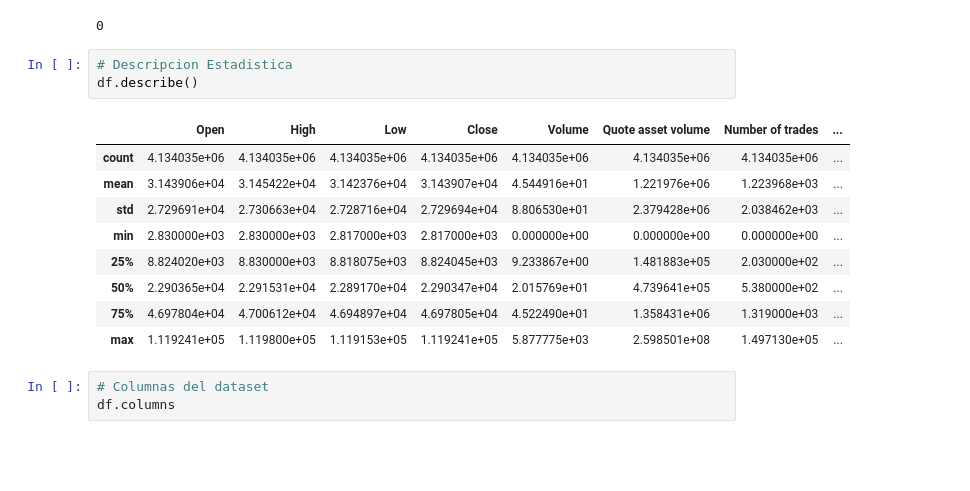
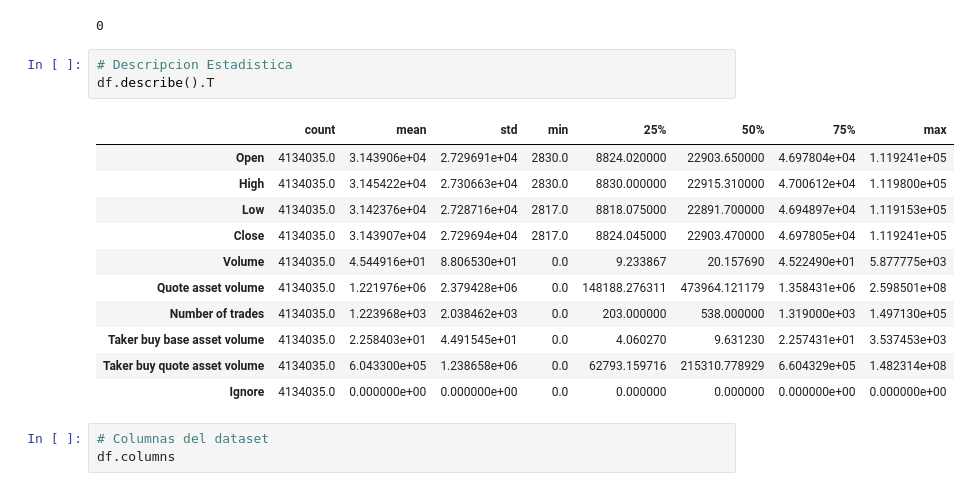
Before and after one commit to DavierGonz/ModeloPredictivoBitcoin, a Jupyter notebook: ModeloPredictivoBitcoin.ipynb, the cells around one changed output. Drawn from its saved outputs; the diff is of its cells as text; blank space fills up the shorter version.

```diff
--- a/ModeloPredictivoBitcoin.ipynb
+++ b/ModeloPredictivoBitcoin.ipynb
@@ -99,17 +54,19 @@ df.duplicated().sum()
 0
 # %%
 # Descripcion Estadistica
-df.describe()
+df.describe().T
 # %% [output]
-|  | Open | High | Low | Close | Volume | Quote asset volume | Number of trades | ... |
-| count | 4.134035e+06 | 4.134035e+06 | 4.134035e+06 | 4.134035e+06 | 4.134035e+06 | 4.134035e+06 | 4.134035e+06 | ... |
-| mean | 3.143906e+04 | 3.145422e+04 | 3.142376e+04 | 3.143907e+04 | 4.544916e+01 | 1.221976e+06 | 1.223968e+03 | ... |
-| std | 2.729691e+04 | 2.730663e+04 | 2.728716e+04 | 2.729694e+04 | 8.806530e+01 | 2.379428e+06 | 2.038462e+03 | ... |
-| min | 2.830000e+03 | 2.830000e+03 | 2.817000e+03 | 2.817000e+03 | 0.000000e+00 | 0.000000e+00 | 0.000000e+00 | ... |
-| 25% | 8.824020e+03 | 8.830000e+03 | 8.818075e+03 | 8.824045e+03 | 9.233867e+00 | 1.481883e+05 | 2.030000e+02 | ... |
-| 50% | 2.290365e+04 | 2.291531e+04 | 2.289170e+04 | 2.290347e+04 | 2.015769e+01 | 4.739641e+05 | 5.380000e+02 | ... |
-| 75% | 4.697804e+04 | 4.700612e+04 | 4.694897e+04 | 4.697805e+04 | 4.522490e+01 | 1.358431e+06 | 1.319000e+03 | ... |
-| max | 1.119241e+05 | 1.119800e+05 | 1.119153e+05 | 1.119241e+05 | 5.877775e+03 | 2.598501e+08 | 1.497130e+05 | ... |
+|  | count | mean | std | min | 25% | 50% | 75% | max |
+| Open | 4134035.0 | 3.143906e+04 | 2.729691e+04 | 2830.0 | 8824.020000 | 22903.650000 | 4.697804e+04 | 1.119241e+05 |
+| High | 4134035.0 | 3.145422e+04 | 2.730663e+04 | 2830.0 | 8830.000000 | 22915.310000 | 4.700612e+04 | 1.119800e+05 |
+| Low | 4134035.0 | 3.142376e+04 | 2.728716e+04 | 2817.0 | 8818.075000 | 22891.700000 | 4.694897e+04 | 1.119153e+05 |
+| Close | 4134035.0 | 3.143907e+04 | 2.729694e+04 | 2817.0 | 8824.045000 | 22903.470000 | 4.697805e+04 | 1.119241e+05 |
+| Volume | 4134035.0 | 4.544916e+01 | 8.806530e+01 | 0.0 | 9.233867 | 20.157690 | 4.522490e+01 | 5.877775e+03 |
+| Quote asset volume | 4134035.0 | 1.221976e+06 | 2.379428e+06 | 0.0 | 148188.276311 | 473964.121179 | 1.358431e+06 | 2.598501e+08 |
+| Number of trades | 4134035.0 | 1.223968e+03 | 2.038462e+03 | 0.0 | 203.000000 | 538.000000 | 1.319000e+03 | 1.497130e+05 |
+| Taker buy base asset volume | 4134035.0 | 2.258403e+01 | 4.491545e+01 | 0.0 | 4.060270 | 9.631230 | 2.257431e+01 | 3.537453e+03 |
+| Taker buy quote asset volume | 4134035.0 | 6.043300e+05 | 1.238658e+06 | 0.0 | 62793.159716 | 215310.778929 | 6.604329e+05 | 1.482314e+08 |
+| Ignore | 4134035.0 | 0.000000e+00 | 0.000000e+00 | 0.0 | 0.000000 | 0.000000 | 0.000000e+00 | 0.000000e+00 |
 # %%
 # Columnas del dataset
 df.columns
```
Also changed, not shown: parts of 33 cells of this notebook.
